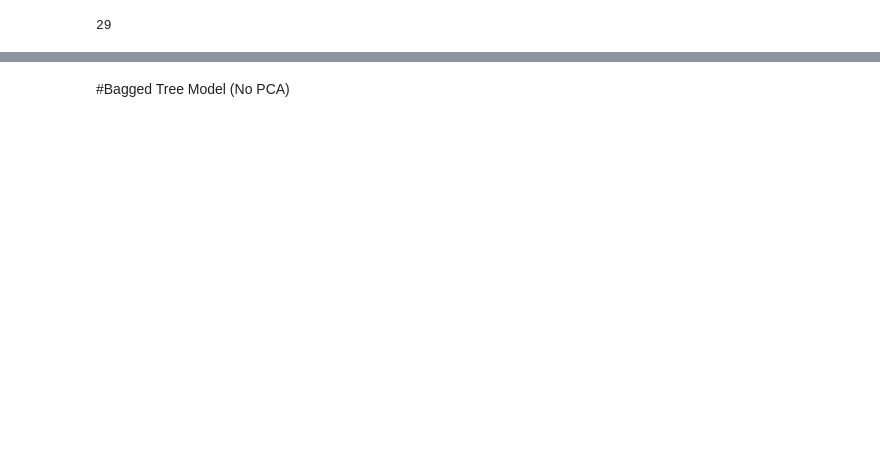
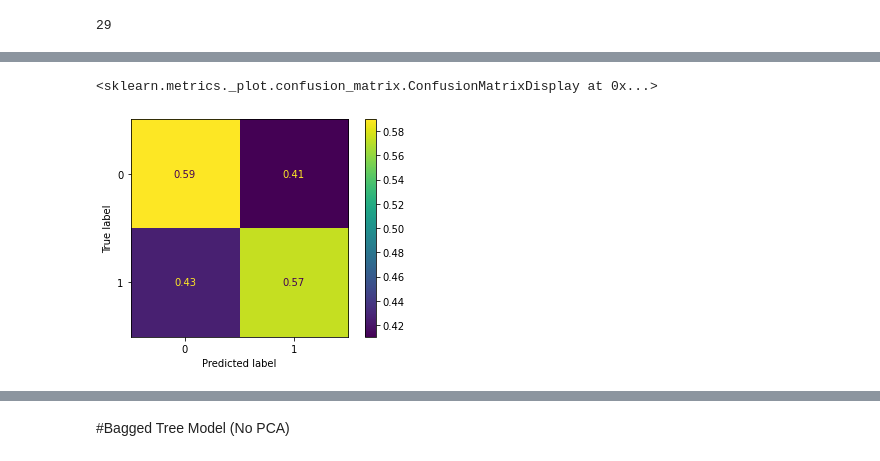
Before and after one commit to SaurabhVaze/airline-delays, a Jupyter notebook: Project_2_Airline_Delays.ipynb, the cells around one changed output, grey strips where cells are left out. Cells and saved outputs as stored; diff of their text form; code cells hidden in the pictures; blank space fills up the shorter version.

```diff
--- a/Project_2_Airline_Delays.ipynb
+++ b/Project_2_Airline_Delays.ipynb
@@ -474,0 +482,3 @@ Test RMSE: 0.7984891539454365
+# %%
+%%time
+dtree_pred = depth_4.predict(X_test_processed)
@@ -474,0 +488,7 @@ Test RMSE: 0.7984891539454365
+# %%
+
+# Plot the confusion matrix
+ConfusionMatrixDisplay.from_predictions(y_test, dtree_pred, normalize = 'true')
+# %% [output]
+<sklearn.metrics._plot.confusion_matrix.ConfusionMatrixDisplay at 0x...>
+[figure, added]
```
Also changed, not shown: parts of 34 cells of this notebook.
